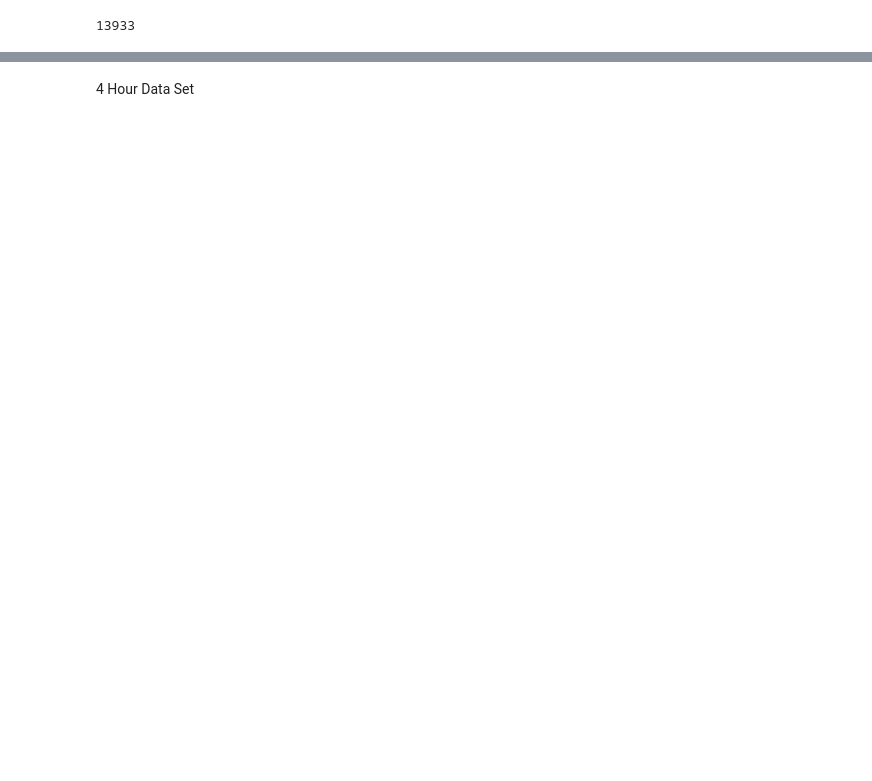
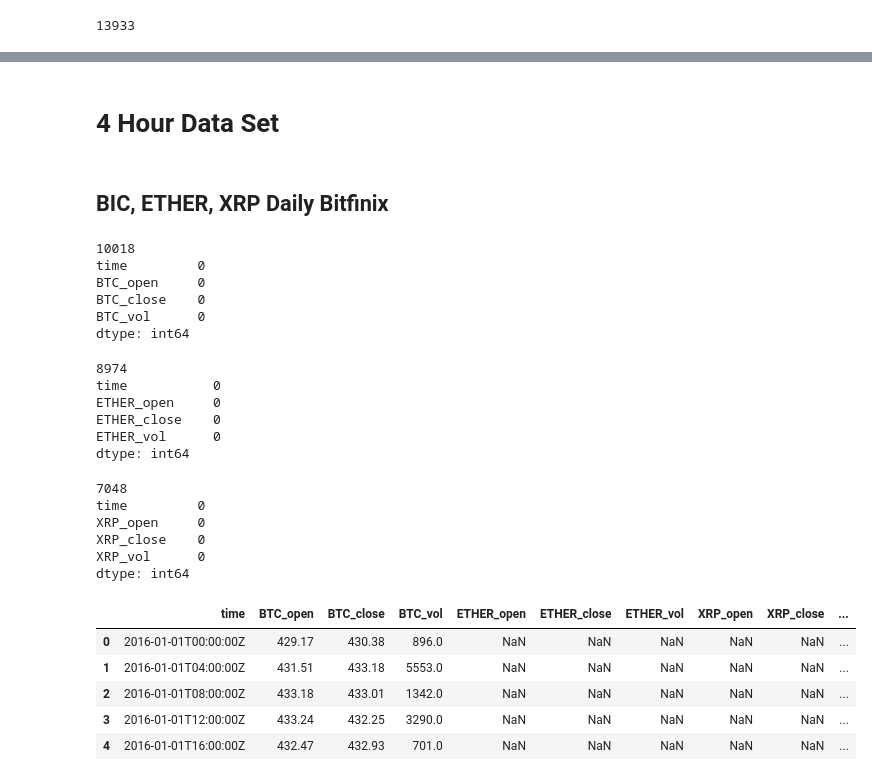
Before and after one commit to DonaldTurton/iLab2, a Jupyter notebook: Data_Acquisition.ipynb, the cells around one changed output, grey strips where cells are left out. Saved outputs shown, nothing was run; the diff lists cells and outputs as text; code cells hidden in the pictures; blank space fills up the shorter version.

```diff
--- a/Data_Acquisition.ipynb
+++ b/Data_Acquisition.ipynb
@@ -318,4 +318,59 @@ H_bit_eth_xrp.head()
 #H_bit_eth_xrp.to_csv('H_bit_eth_xrp.csv')
 #files.download('H_bit_eth_xrp.csv')
 # %% [markdown]
-4 Hour Data Set
+# 4 Hour Data Set
+# %% [markdown]
+## BIC, ETHER, XRP Daily Bitfinix
+# %%
+BITC_BITFINIX_4hr_url = "https://raw.githubusercontent.com/DonaldTurton/iLab2/master/Bitcoin/BITFINEX_BTCUSD%2C%20240.csv"
+bitcoin_4hr = pd.read_csv (BITC_BITFINIX_4hr_url)
+bitcoin_4hr = bitcoin_4hr[['time','open', 'close', 'Volume']]
+bitcoin_4hr = bitcoin_4hr.rename(columns={'open': 'BTC_open', 'close': 'BTC_close', 'Volume': 'BTC_vol'})
+print(len(bitcoin_4hr))
+print(bitcoin_4hr.isna().sum())
+# %% [output]
+10018
+time         0
+BTC_open     0
+BTC_close    0
+BTC_vol      0
+dtype: int64
+# %%
+ETHERIUM_BITFINIX_4hr_url= 'https://raw.githubusercontent.com/DonaldTurton/iLab2/master/Ethereum/BITFINEX_ETHUSD%2C%20240.csv'
+ethereum_4hr = pd.read_csv(ETHERIUM_BITFINIX_4hr_url)
+ethereum_4hr = ethereum_4hr[['time','open', 'close', 'Volume']]
+ethereum_4hr = ethereum_4hr.rename(columns={'open': 'ETHER_open', 'close': 'ETHER_close', 'Volume': 'ETHER_vol'})
+print(len(ethereum_4hr))
+print(ethereum_4hr.isna().sum())
+# %% [output]
+8974
+time           0
+ETHER_open     0
+ETHER_close    0
+ETHER_vol      0
+dtype: int64
+# %%
+RIPPLE_BITFINIX_4hr_url= 'https://raw.githubusercontent.com/DonaldTurton/iLab2/master/Ripple/BITFINEX_XRPUSD%2C%20240.csv'
+ripple_4hr = pd.read_csv(RIPPLE_BITFINIX_4hr_url)
+ripple_4hr = ripple_4hr[['time','open', 'close', 'Volume']]
+ripple_4hr = ripple_4hr.rename(columns={'open': 'XRP_open', 'close': 'XRP_close', 'Volume': 'XRP_vol'})
+print(len(ripple_4hr))
+print(ripple_4hr.isna().sum())
+# %% [output]
+7048
+time         0
+XRP_open     0
+XRP_close    0
+XRP_vol      0
+dtype: int64
+# %%
+bit_eth_4hr = pd.merge(bitcoin_4hr, ethereum_4hr, how='left', on=['time'])
+bit_eth_xrp_4hr = pd.merge(bit_eth_4hr, ripple_4hr, how='left', on=['time'])
+bit_eth_xrp_4hr.head()
+# %% [output]
+|  | time | BTC_open | BTC_close | BTC_vol | ETHER_open | ETHER_close | ETHER_vol | XRP_open | XRP_close | ... |
+| 0 | 2016-01-01T00:00:00Z | 429.17 | 430.38 | 896.0 | NaN | NaN | NaN | NaN | NaN | ... |
+| 1 | 2016-01-01T04:00:00Z | 431.51 | 433.18 | 5553.0 | NaN | NaN | NaN | NaN | NaN | ... |
+| 2 | 2016-01-01T08:00:00Z | 433.18 | 433.01 | 1342.0 | NaN | NaN | NaN | NaN | NaN | ... |
+| 3 | 2016-01-01T12:00:00Z | 433.24 | 432.25 | 3290.0 | NaN | NaN | NaN | NaN | NaN | ... |
+| 4 | 2016-01-01T16:00:00Z | 432.47 | 432.93 | 701.0 | NaN | NaN | NaN | NaN | NaN | ... |
```
Also changed, not shown: parts of 8 cells of this notebook.
